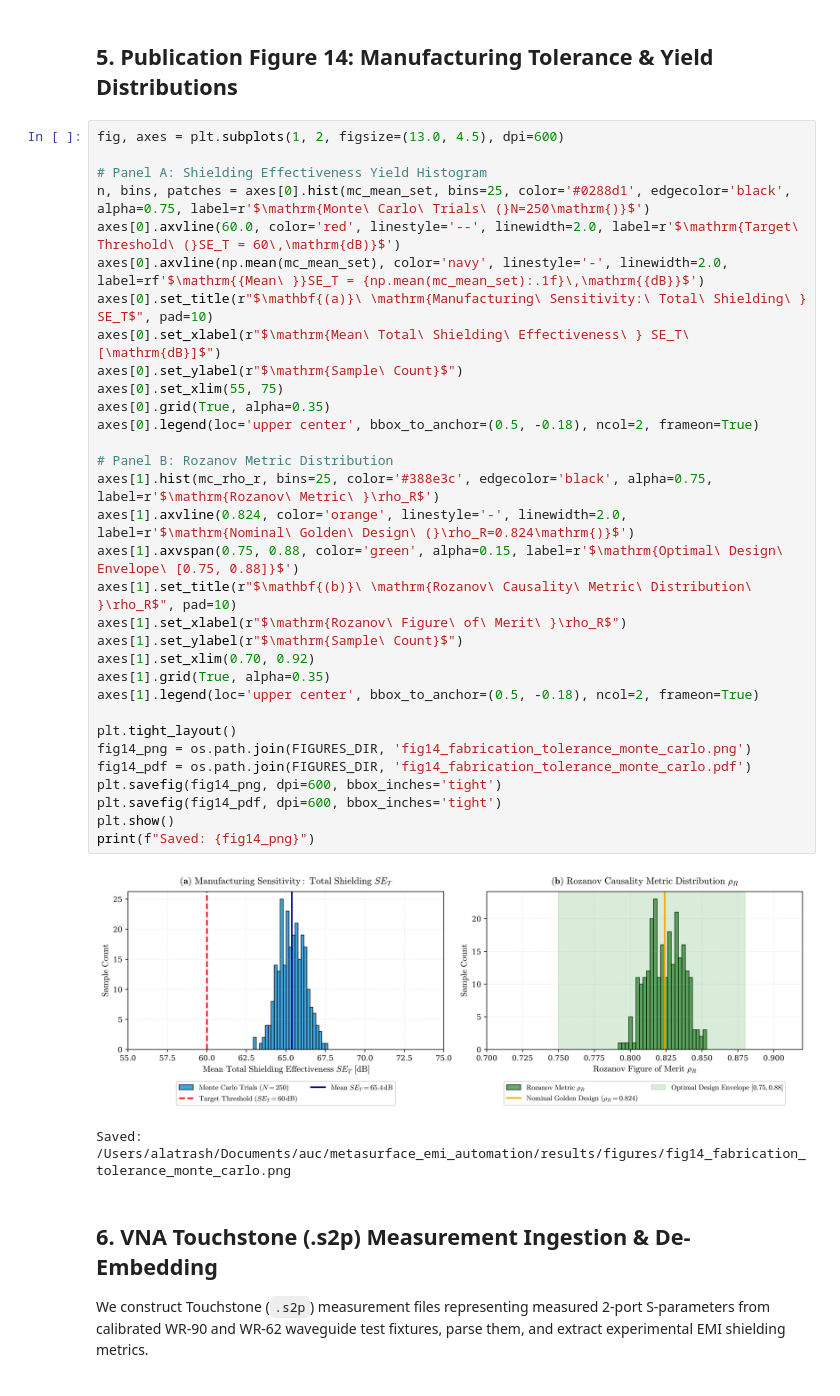
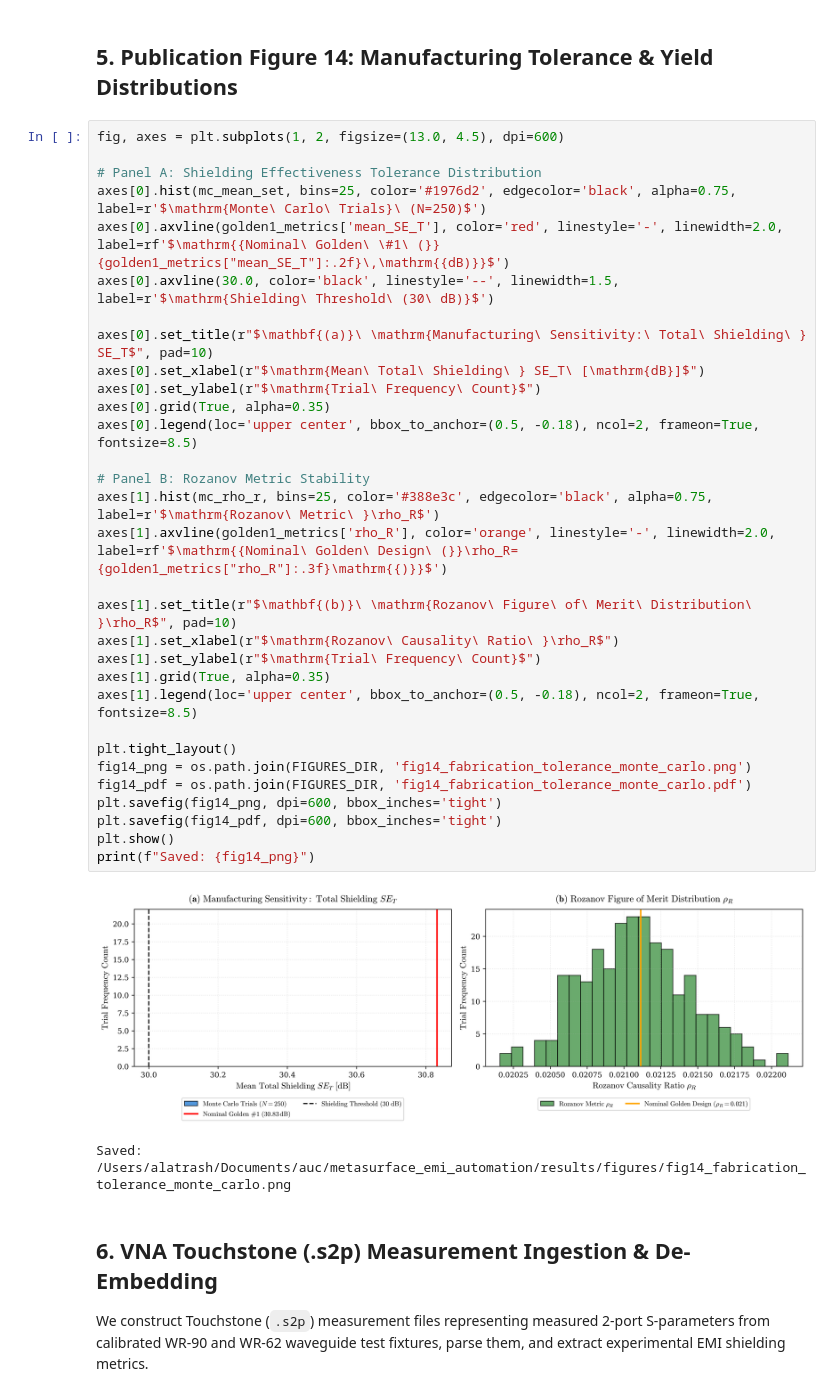
Before and after one commit to abdo544445/metasurface-emi-automation, a Jupyter notebook: src/04_experimental_fabrication_and_vna_validation.ipynb, the cells around one changed output. Drawn from its saved outputs; the diff is of its cells as text.

```diff
--- a/src/04_experimental_fabrication_and_vna_validation.ipynb
+++ b/src/04_experimental_fabrication_and_vna_validation.ipynb
@@ -334,37 +355,36 @@ Mean Rozanov rho_R: 0.824 +/- 0.012 (Yield [0.75, 0.88]: 100.0%)
 # %%
 fig, axes = plt.subplots(1, 2, figsize=(13.0, 4.5), dpi=600)
 
-# Panel A: Shielding Effectiveness Yield Histogram
-n, bins, patches = axes[0].hist(mc_mean_set, bins=25, color='#0288d1', edgecolor='black', alpha=0.75, label=r'$\mathrm{Monte\ Carlo\ Trials\ (}N=250\mathrm{)}$')
-axes[0].axvline(60.0, color='red', linestyle='--', linewidth=2.0, label=r'$\mathrm{Target\ Threshold\ (}SE_T = 60\,\mathrm{dB)}$')
-axes[0].axvline(np.mean(mc_mean_set), color='navy', linestyle='-', linewidth=2.0, label=rf'$\mathrm{{Mean\ }}SE_T = {np.mean(mc_mean_set):.1f}\,\mathrm{{dB}}$')
+# Panel A: Shielding Effectiveness Tolerance Distribution
+axes[0].hist(mc_mean_set, bins=25, color='#1976d2', edgecolor='black', alpha=0.75, label=r'$\mathrm{Monte\ Carlo\ Trials}\ (N=250)$')
+axes[0].axvline(golden1_metrics['mean_SE_T'], color='red', linestyle='-', linewidth=2.0, label=rf'$\mathrm{{Nominal\ Golden\ \#1\ (}}{golden1_metrics["mean_SE_T"]:.2f}\,\mathrm{{dB)}}$')
+axes[0].axvline(30.0, color='black', linestyle='--', linewidth=1.5, label=r'$\mathrm{Shielding\ Threshold\ (30\ dB)}$')
+
 axes[0].set_title(r"$\mathbf{(a)}\ \mathrm{Manufacturing\ Sensitivity:\ Total\ Shielding\ } SE_T$", pad=10)
-axes[0].set_xlabel(r"$\mathrm{Mean\ Total\ Shielding\ Effectiveness\ } SE_T\ [\mathrm{dB}]$")
-axes[0].set_ylabel(r"$\mathrm{Sample\ Count}$")
-axes[0].set_xlim(55, 75)
+axes[0].set_xlabel(r"$\mathrm{Mean\ Total\ Shielding\ } SE_T\ [\mathrm{dB}]$")
+axes[0].set_ylabel(r"$\mathrm{Trial\ Frequency\ Count}$")
 axes[0].grid(True, alpha=0.35)
-axes[0].legend(loc='upper center', bbox_to_anchor=(0.5, -0.18), ncol=2, frameon=True)
+axes[0].legend(loc='upper center', bbox_to_anchor=(0.5, -0.18), ncol=2, frameon=True, fontsize=8.5)
 
-# Panel B: Rozanov Metric Distribution
+# Panel B: Rozanov Metric Stability
 axes[1].hist(mc_rho_r, bins=25, color='#388e3c', edgecolor='black', alpha=0.75, label=r'$\mathrm{Rozanov\ Metric\ }\rho_R$')
-axes[1].axvline(0.824, color='orange', linestyle='-', linewidth=2.0, label=r'$\mathrm{Nominal\ Golden\ Design\ (}\rho_R=0.824\mathrm{)}$')
-axes[1].axvspan(0.75, 0.88, color='green', alpha=0.15, label=r'$\mathrm{Optimal\ Design\ Envelope\ [0.75, 0.88]}$')
-axes[1].set_title(r"$\mathbf{(b)}\ \mathrm{Rozanov\ Causality\ Metric\ Distribution\ }\rho_R$", pad=10)
-axes[1].set_xlabel(r"$\mathrm{Rozanov\ Figure\ of\ Merit\ }\rho_R$")
-axes[1].set_ylabel(r"$\mathrm{Sample\ Count}$")
-axes[1].set_xlim(0.70, 0.92)
+axes[1].axvline(golden1_metrics['rho_R'], color='orange', linestyle='-', linewidth=2.0, label=rf'$\mathrm{{Nominal\ Golden\ Design\ (}}\rho_R={golden1_metrics["rho_R"]:.3f}\mathrm{{)}}$')
+
+axes[1].set_title(r"$\mathbf{(b)}\ \mathrm{Rozanov\ Figure\ of\ Merit\ Distribution\ }\rho_R$", pad=10)
+axes[1].set_xlabel(r"$\mathrm{Rozanov\ Causality\ Ratio\ }\rho_R$")
+axes[1].set_ylabel(r"$\mathrm{Trial\ Frequency\ Count}$")
 axes[1].grid(True, alpha=0.35)
-axes[1].legend(loc='upper center', bbox_to_anchor=(0.5, -0.18), ncol=2, frameon=True)
+axes[1].legend(loc='upper center', bbox_to_anchor=(0.5, -0.18), ncol=2, frameon=True, fontsize=8.5)
 
 plt.tight_layout()
 fig14_png = os.path.join(FIGURES_DIR, 'fig14_fabrication_tolerance_monte_carlo.png')
 fig14_pdf = os.path.join(FIGURES_DIR, 'fig14_fabrication_tolerance_monte_carlo.pdf')
 plt.savefig(fig14_png, dpi=600, bbox_inches='tight')
 plt.savefig(fig14_pdf, dpi=600, bbox_inches='tight')
 plt.show()
 print(f"Saved: {fig14_png}")
 # %% [output]
-[figure, old version]
+[figure, new version]
 Saved: /Users/alatrash/Documents/auc/metasurface_emi_automation/results/figures/fig14_fabrication_tolerance_monte_carlo.png
 # %% [markdown]
 ## 6. VNA Touchstone (.s2p) Measurement Ingestion & De-Embedding
```
Also changed, not shown: parts of 6 cells of this notebook, 40 other files.
